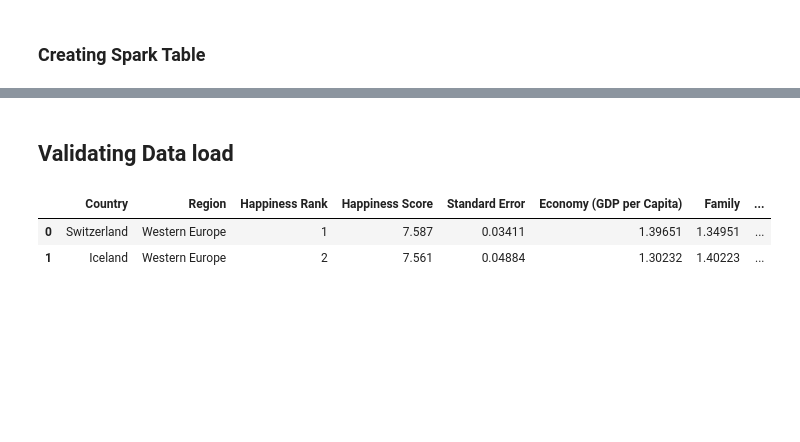
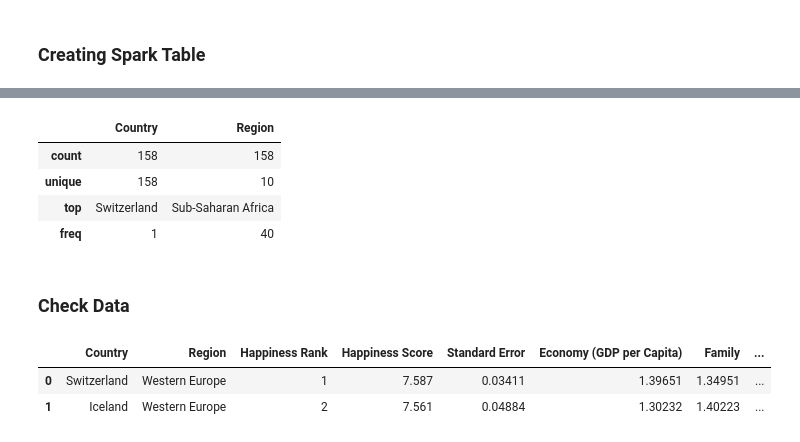
Before and after one commit to abhi011097/Reporting_Spark_-_Sql, a Jupyter notebook: World_Happiness_Report|Pyspark|Pandas|Sql.ipynb, the cells around one changed output, grey strips where cells are left out. Drawn from its saved outputs; the diff is of its cells as text; code cells hidden in the pictures; blank space fills up the shorter version.

```diff
--- a/World_Happiness_Report|Pyspark|Pandas|Sql.ipynb
+++ b/World_Happiness_Report|Pyspark|Pandas|Sql.ipynb
@@ -87,5 +166,13 @@ pandas_df_19 ->  ['Overall rank', 'Country or region', 'Score', 'GDP per capita'
+# %%
+pandas_df_15.describe(include='O')
+# %% [output]
+|  | Country | Region |
+| count | 158 | 158 |
+| unique | 158 | 10 |
+| top | Switzerland | Sub-Saharan Africa |
+| freq | 1 | 40 |
 # %% [markdown]
-## Validating Data load
+### Check Data
 # %%
 pandas_df_15.head(2)
 # %% [output]
```
Also changed, not shown: parts of 34 cells of this notebook.
